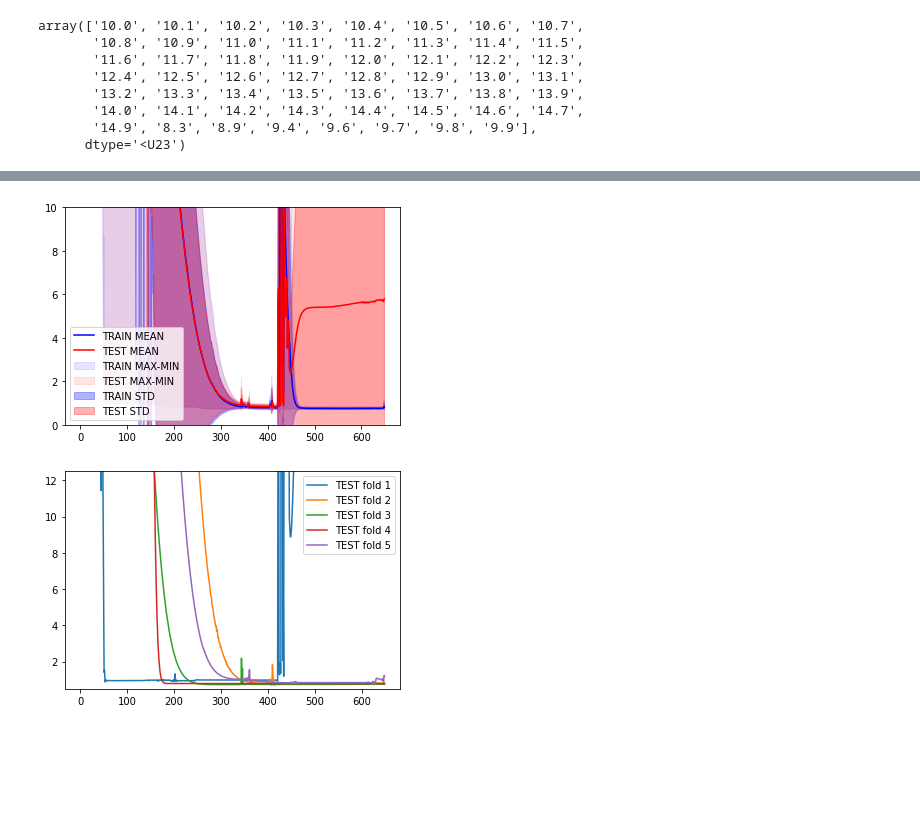
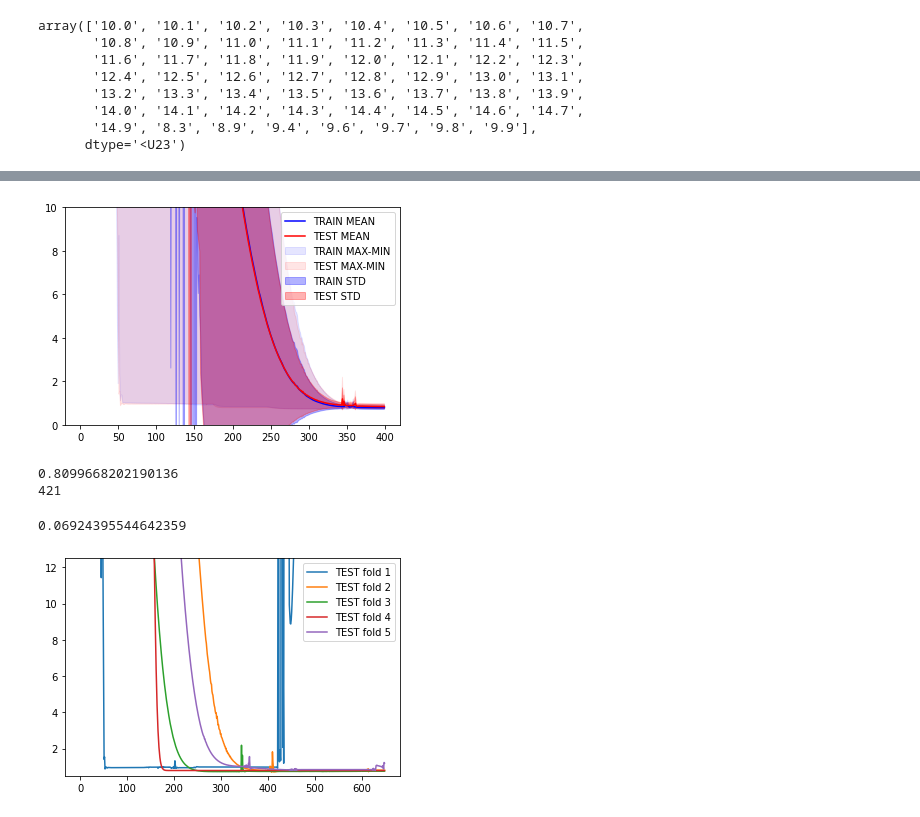
Before and after one commit to Abdigal1/LIIARPI_1, a Jupyter notebook: SLIC_GAT/SLIC_GAT_PRUEBAS.ipynb, the cells around one changed output, grey strips where cells are left out. Cells and saved outputs as stored; diff of their text form; code cells hidden in the pictures; blank space fills up the shorter version.

```diff
--- a/SLIC_GAT/SLIC_GAT_PRUEBAS.ipynb
+++ b/SLIC_GAT/SLIC_GAT_PRUEBAS.ipynb
@@ -146,22 +158,31 @@ tt_aa=np.vstack((np.max(t_a,axis=0),
 # %%
 
 import matplotlib.pyplot as plt
 
 init=0
-plt.fill_between(x=np.arange(tt_a[1][init:].shape[0]),y1=tt_a[1][init:],y2=tt_a[0][init:],color='b',alpha=0.1, label = "TRAIN MAX-MIN")
-plt.fill_between(x=np.arange(tt_a[1][init:].shape[0]),y1=vv_a[1][init:],y2=vv_a[0][init:],color='r',alpha=0.1, label = "TEST MAX-MIN")
+end=400
+plt.fill_between(x=np.arange(tt_a[1][init:end].shape[0]),y1=tt_a[1][init:end],y2=tt_a[0][init:end],color='b',alpha=0.1, label = "TRAIN MAX-MIN")
+plt.fill_between(x=np.arange(tt_a[1][init:end].shape[0]),y1=vv_a[1][init:end],y2=vv_a[0][init:end],color='r',alpha=0.1, label = "TEST MAX-MIN")
 
-plt.fill_between(x=np.arange(tt_a[1][init:].shape[0]),y1=tt_a[3][init:],y2=tt_a[4][init:],color='b',alpha=0.3, label = "TRAIN STD")
-plt.fill_between(x=np.arange(tt_a[1][init:].shape[0]),y1=vv_a[3][init:],y2=vv_a[4][init:],color='r',alpha=0.3, label = "TEST STD")
+plt.fill_between(x=np.arange(tt_a[1][init:end].shape[0]),y1=tt_a[3][init:end],y2=tt_a[4][init:end],color='b',alpha=0.3, label = "TRAIN STD")
+plt.fill_between(x=np.arange(tt_a[1][init:end].shape[0]),y1=vv_a[3][init:end],y2=vv_a[4][init:end],color='r',alpha=0.3, label = "TEST STD")
 
-plt.plot(tt_a[2][init:],'b', label = "TRAIN MEAN")
-plt.plot(vv_a[2][init:],'r', label = "TEST MEAN")
+plt.plot(tt_a[2][init:end],'b', label = "TRAIN MEAN")
+plt.plot(vv_a[2][init:end],'r', label = "TEST MEAN")
 
 plt.ylim(0,10)
 plt.legend()
 plt.show()
 # %% [output]
-[figure, old version]
+[figure, new version]
+# %%
+print(vv_a[2].min())
+print(np.argmin(vv_a[2]))
+vv_a[3][np.argmin(vv_a[2])]-vv_a[2].min()
+# %% [output]
+0.8099668202190136
+421
+0.06924395544642359
 # %%
 import matplotlib.pyplot as plt
 
```
Also changed, not shown: parts of 6 cells of this notebook.
